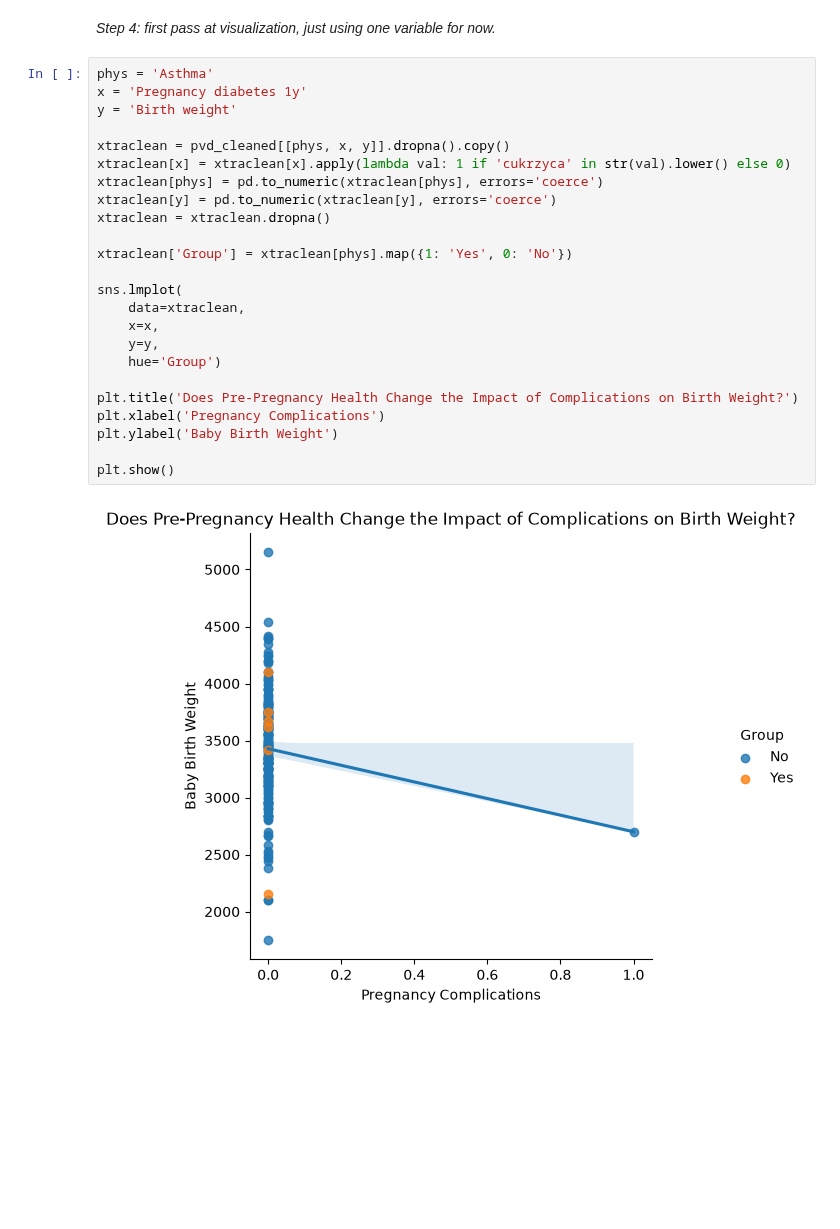
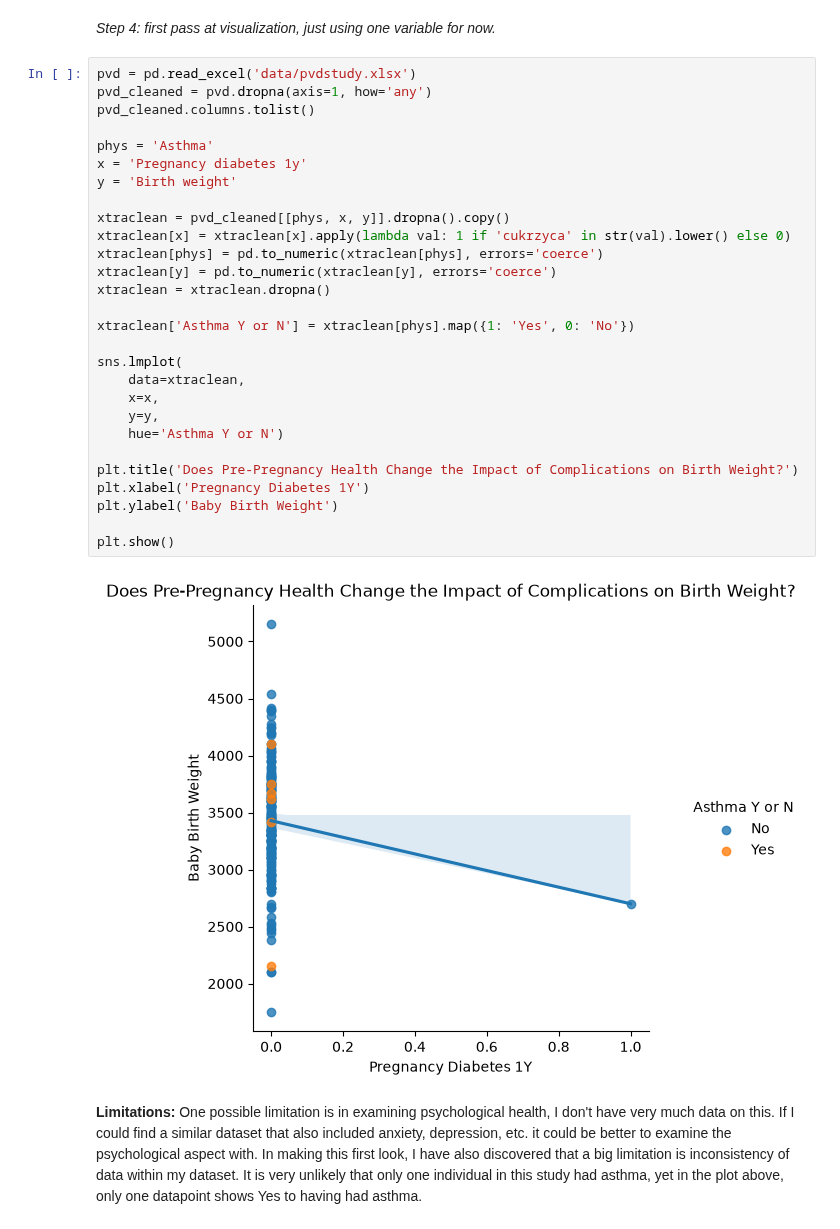
Before and after one commit to vgemoetsjohnson-sketch/FDS2-F26-FinalProject-Group2, a Jupyter notebook: q1_anna.ipynb, the cells around one changed output. Drawn from its saved outputs; the diff is of its cells as text; blank space fills up the shorter version.

```diff
--- a/q1_anna.ipynb
+++ b/q1_anna.ipynb
@@ -54,28 +54,34 @@ phyburcols =
 # %% [markdown]
 *Step 4: first pass at visualization, just using one variable for now.*
 # %%
+pvd = pd.read_excel('data/pvdstudy.xlsx')
+pvd_cleaned = pvd.dropna(axis=1, how='any')
+pvd_cleaned.columns.tolist()
+
 phys = 'Asthma'
 x = 'Pregnancy diabetes 1y'
 y = 'Birth weight'
 
 xtraclean = pvd_cleaned[[phys, x, y]].dropna().copy()
 xtraclean[x] = xtraclean[x].apply(lambda val: 1 if 'cukrzyca' in str(val).lower() else 0)
 xtraclean[phys] = pd.to_numeric(xtraclean[phys], errors='coerce')
 xtraclean[y] = pd.to_numeric(xtraclean[y], errors='coerce')
 xtraclean = xtraclean.dropna()
 
-xtraclean['Group'] = xtraclean[phys].map({1: 'Yes', 0: 'No'})
+xtraclean['Asthma Y or N'] = xtraclean[phys].map({1: 'Yes', 0: 'No'})
 
 sns.lmplot(
     data=xtraclean,
     x=x,
     y=y,
-    hue='Group')
+    hue='Asthma Y or N')
 
 plt.title('Does Pre-Pregnancy Health Change the Impact of Complications on Birth Weight?')
-plt.xlabel('Pregnancy Complications')
+plt.xlabel('Pregnancy Diabetes 1Y')
 plt.ylabel('Baby Birth Weight')
 
 plt.show()
 # %% [output]
-[figure, old version]
+[figure, new version]
+# %% [markdown]
+**Limitations:** One possible limitation is in examining psychological health, I don't have very much data on this. If I could find a similar dataset that also included anxiety, depression, etc. it could be better to examine the psychological aspect with. In making this first look, I have also discovered that a big limitation is inconsistency of data within my dataset. It is very unlikely that only one individual in this study had asthma, yet in the plot above, only one datapoint shows Yes to having had asthma.
```
Also changed, not shown: 3 other files.
